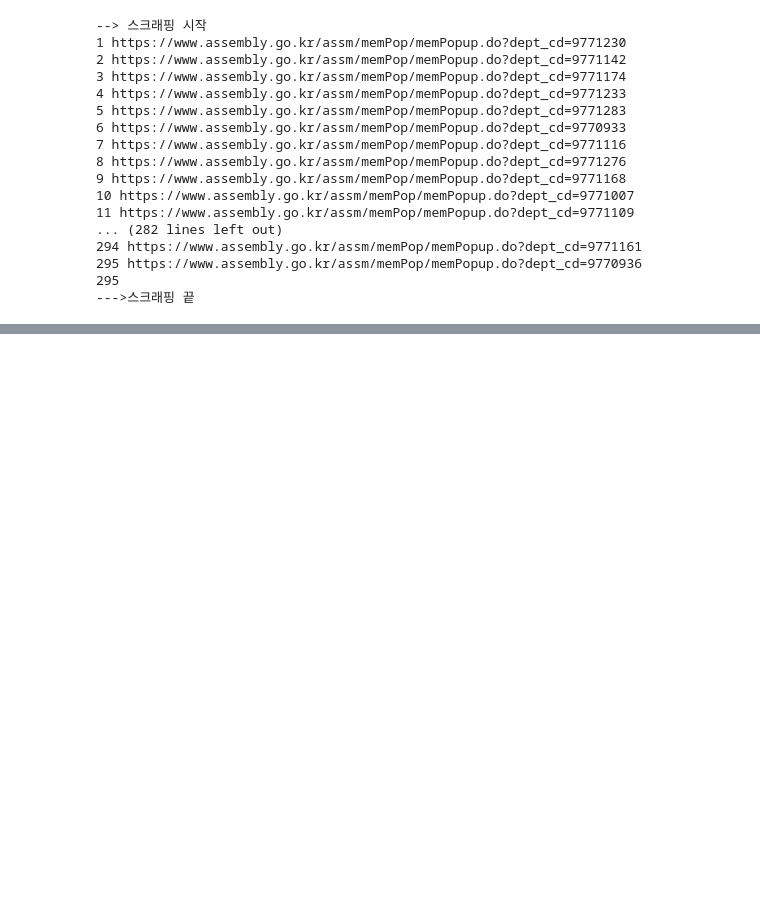
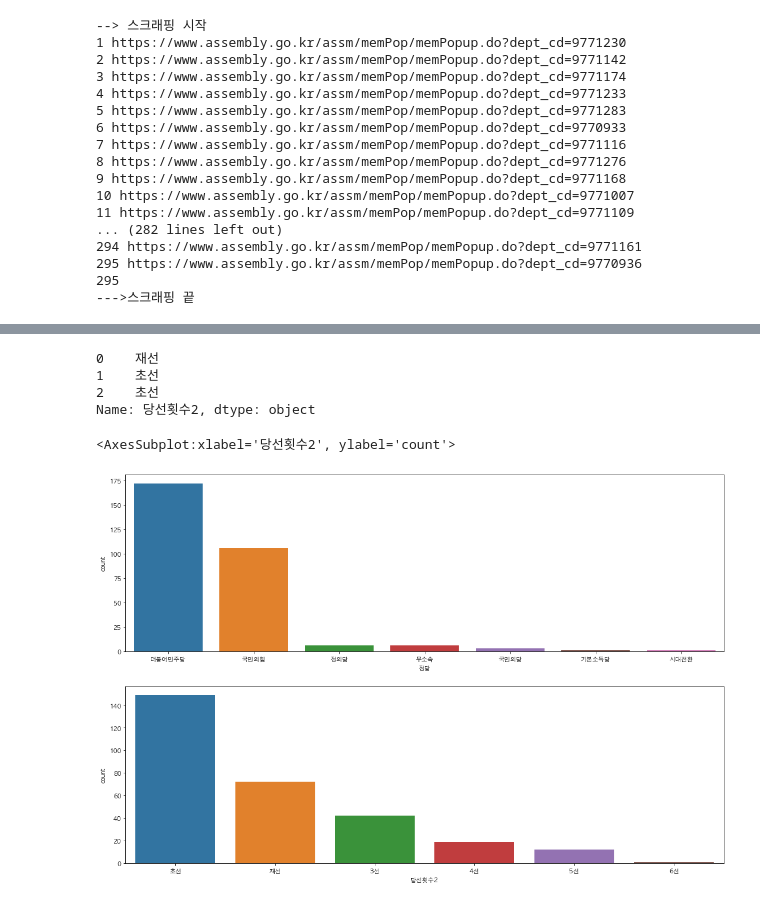
Before and after one commit to JongHwaShin/webscraping, a Jupyter notebook: 09국회의원현황.ipynb, the cells around one changed output, grey strips where cells are left out. Saved outputs shown, nothing was run; the diff lists cells and outputs as text; code cells hidden in the pictures; blank space fills up the shorter version.

```diff
--- a/09국회의원현황.ipynb
+++ b/09국회의원현황.ipynb
@@ -121,0 +233,4 @@ print('--->스크래핑 끝')
+# %%
+sun_2 = members_df['선거구'].str
+members_df['선거구2'] = sun_2[:2]
+members_df.head(2)
@@ -121,0 +272,8 @@ print('--->스크래핑 끝')
+# %%
+#DatetimeIndex 객체를 사용해서 생년월일 컬럼의 값을 year,month,day로 각각 추출한다.
+## year,month,day 3개의 컬럼을 새로 추가한다.
+members_df['year'] = pd.DatetimeIndex(members_df['생년월일']).year
+members_df['month'] = pd.DatetimeIndex(members_df['생년월일']).month
+members_df['day'] = pd.DatetimeIndex(members_df['생년월일']).day
+
+members_df.loc[0:3,['year','month','day']]
@@ -121,0 +295,11 @@ print('--->스크래핑 끝')
+# %%
+#나이를 계산하는 함수 정의하기
+from datetime import date
+
+#인자로 받는 birth 객체는 datetime.date 객체입니다
+def calc_age(birth):
+    today = date.today()
+    age = today.year - birth.year - ((today.month,today.day) < (birth.month,birth.day))
+    return age
+
+calc_age(date(1996,4,27))
@@ -121,0 +308,10 @@ print('--->스크래핑 끝')
+# %%
+#row별로 년,월,일 컬럼의 값을 나이를 계산해서 list에 넣는다.
+#계산된 나이값을 age_list에 추가하기
+
+age_list = []
+
+for idx,row in members_df.iterrows():
+    age = calc_age(date(row['year'],row['month'],row['day']))
+    age_list.append(age)
+members_df['나이'] = age_list
@@ -121,0 +389,14 @@ print('--->스크래핑 끝')
+# %%
+figure,(axes1,axes2) = plt.subplots(nrows=2,ncols=1)
+figure.set_size_inches(18,12)
+
+print(members_df['당선횟수2'].head(3))
+sns.countplot(data = members_df,x = '정당',ax = axes1,order = members_df['정당'].value_counts().index) ##y축은 자동으로 count생성
+sns.countplot(data = members_df,x = '당선횟수2',ax = axes2,order = members_df['당선횟수2'].value_counts().index)
+# %% [output]
+0    재선
+1    초선
+2    초선
+Name: 당선횟수2, dtype: object
+<AxesSubplot:xlabel='당선횟수2', ylabel='count'>
+[figure, added]
```
Also changed, not shown: parts of 24 cells of this notebook, 2 other files.
